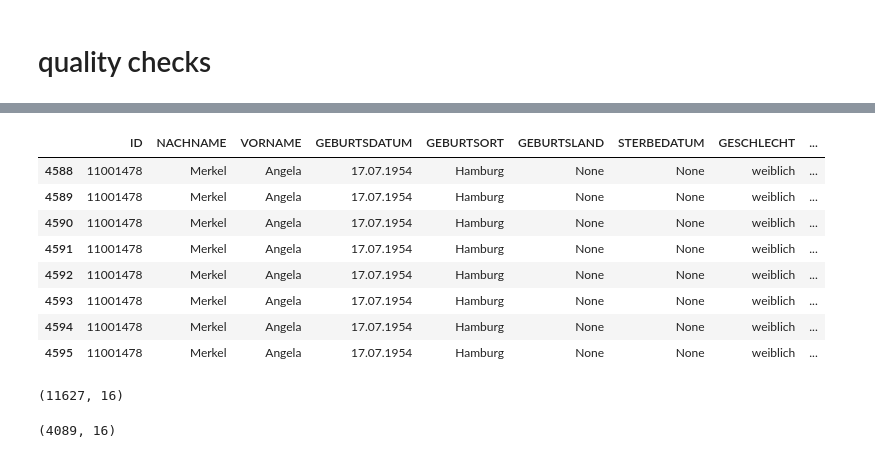
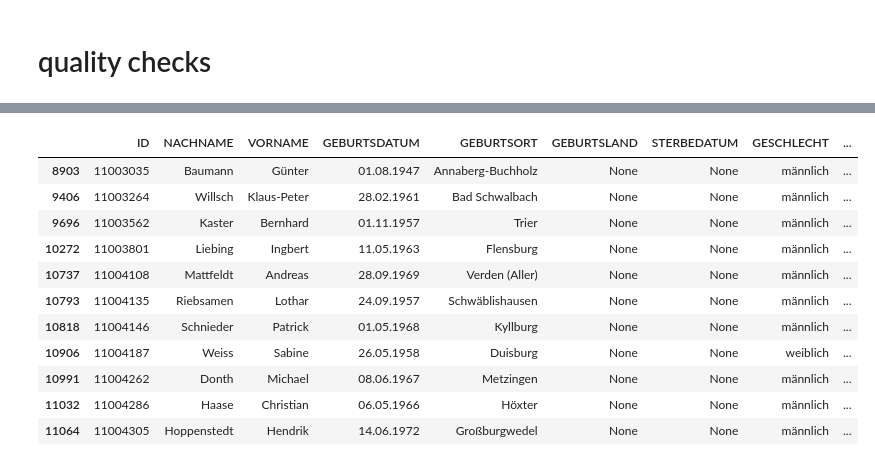
Before and after one commit to mrs-curi0sity/bundestag-mining, a Jupyter notebook: Parse_Stammdaten.ipynb, the cells around one changed output, grey strips where cells are left out. Saved outputs shown, nothing was run; the diff lists cells and outputs as text; code cells hidden in the pictures.

```diff
--- a/Parse_Stammdaten.ipynb
+++ b/Parse_Stammdaten.ipynb
@@ -388,20 +404,15 @@ df_mdb_wp[(df_mdb_wp.WP==19) & (df_mdb_wp.PARTEI_KURZ == 'CDU')][['ID', 'BERUF']
-# %%
-df_mdb_wp[(df_mdb_wp.WP==19) & (df_mdb_wp.PARTEI_KURZ == 'CDU')&  (df_mdb_wp.BERUF.str.contains('Bundeskanzlerin')) ]#.drop_duplicates()
-# %% [output]
-|  | ID | NACHNAME | VORNAME | GEBURTSDATUM | GEBURTSORT | GEBURTSLAND | STERBEDATUM | GESCHLECHT | ... |
-| 4588 | 11001478 | Merkel | Angela | 17.07.1954 | Hamburg | None | None | weiblich | ... |
-| 4589 | 11001478 | Merkel | Angela | 17.07.1954 | Hamburg | None | None | weiblich | ... |
-| 4590 | 11001478 | Merkel | Angela | 17.07.1954 | Hamburg | None | None | weiblich | ... |
-| 4591 | 11001478 | Merkel | Angela | 17.07.1954 | Hamburg | None | None | weiblich | ... |
-| 4592 | 11001478 | Merkel | Angela | 17.07.1954 | Hamburg | None | None | weiblich | ... |
-| 4593 | 11001478 | Merkel | Angela | 17.07.1954 | Hamburg | None | None | weiblich | ... |
-| 4594 | 11001478 | Merkel | Angela | 17.07.1954 | Hamburg | None | None | weiblich | ... |
-| 4595 | 11001478 | Merkel | Angela | 17.07.1954 | Hamburg | None | None | weiblich | ... |
-# %%
-df_mdb_wp.shape
-# %% [output]
-(11627, 16)
-# %%
-df_mdb_wp.drop_duplicates().shape
-# %% [output]
-(4089, 16)
+# %%
+df_mdb_wp[(df_mdb_wp.WP==18) & (df_mdb_wp.PARTEI_KURZ == 'CDU') & (df_mdb_wp.BERUF.str.contains('Bürgermeister'))]
+# %% [output]
+|  | ID | NACHNAME | VORNAME | GEBURTSDATUM | GEBURTSORT | GEBURTSLAND | STERBEDATUM | GESCHLECHT | ... |
+| 8903 | 11003035 | Baumann | Günter | 01.08.1947 | Annaberg-Buchholz | None | None | männlich | ... |
+| 9406 | 11003264 | Willsch | Klaus-Peter | 28.02.1961 | Bad Schwalbach | None | None | männlich | ... |
+| 9696 | 11003562 | Kaster | Bernhard | 01.11.1957 | Trier | None | None | männlich | ... |
+| 10272 | 11003801 | Liebing | Ingbert | 11.05.1963 | Flensburg | None | None | männlich | ... |
+| 10737 | 11004108 | Mattfeldt | Andreas | 28.09.1969 | Verden (Aller) | None | None | männlich | ... |
+| 10793 | 11004135 | Riebsamen | Lothar | 24.09.1957 | Schwäblishausen | None | None | männlich | ... |
+| 10818 | 11004146 | Schnieder | Patrick | 01.05.1968 | Kyllburg | None | None | männlich | ... |
+| 10906 | 11004187 | Weiss | Sabine | 26.05.1958 | Duisburg | None | None | weiblich | ... |
+| 10991 | 11004262 | Donth | Michael | 08.06.1967 | Metzingen | None | None | männlich | ... |
+| 11032 | 11004286 | Haase | Christian | 06.05.1966 | Höxter | None | None | männlich | ... |
+| 11064 | 11004305 | Hoppenstedt | Hendrik | 14.06.1972 | Großburgwedel | None | None | männlich | ... |
```
Also changed, not shown: parts of 10 cells of this notebook, 1 other file.
